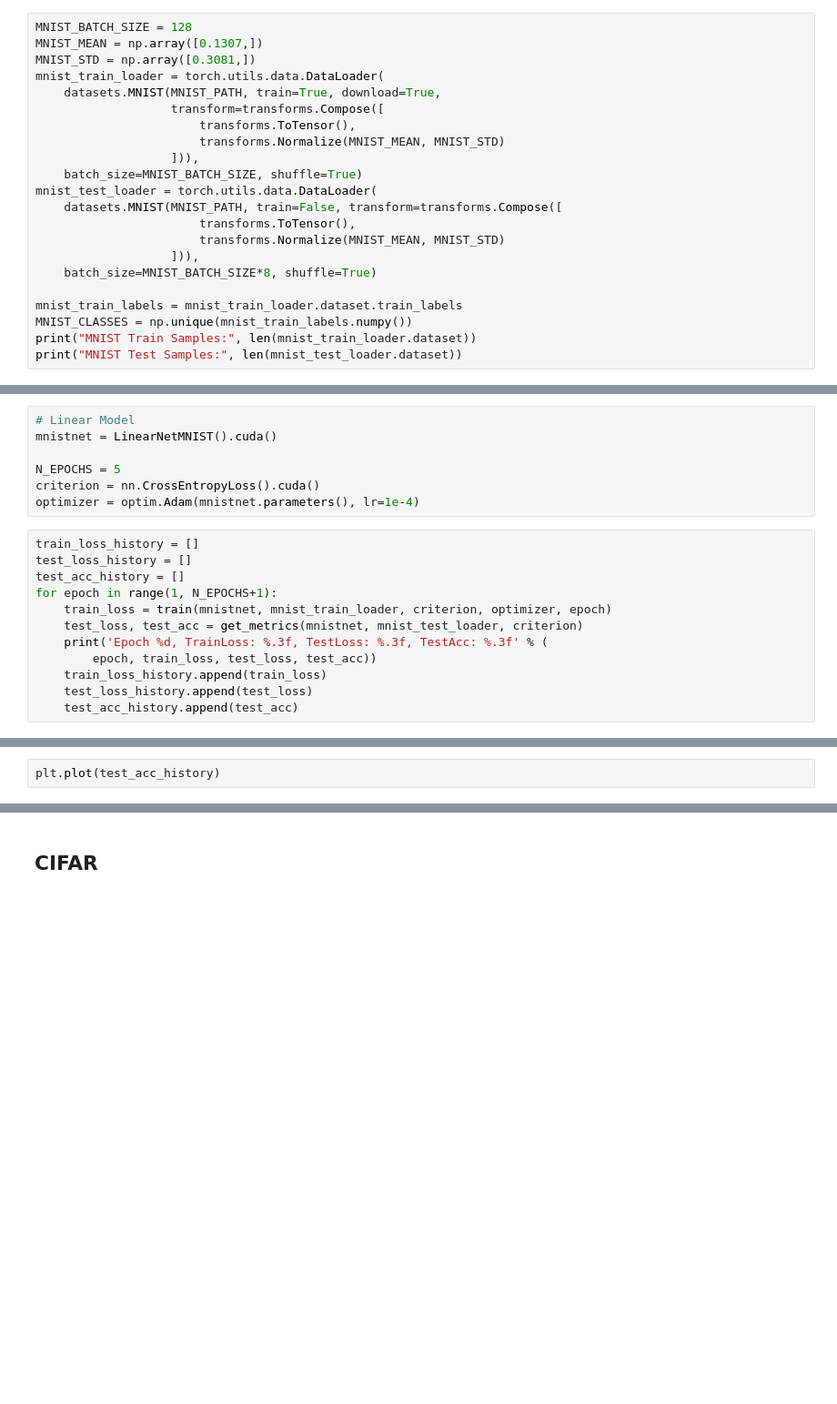
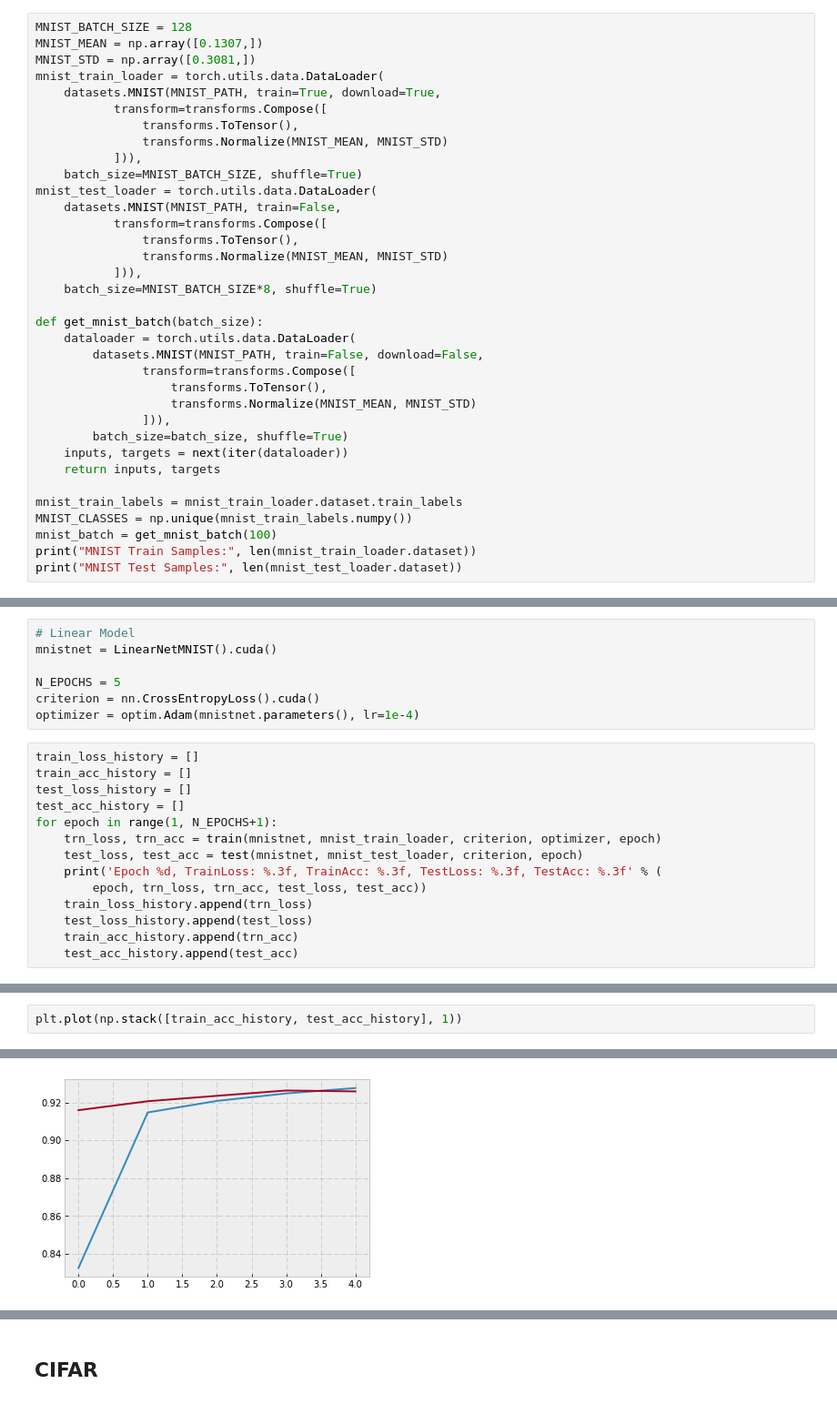
Before and after one commit to bfortuner/pytorch-cheatsheet, a Jupyter notebook: pytorch-cheatsheet.ipynb, the cells around one changed output, grey strips where cells are left out. Shown: that part at 91% size. Drawn from its saved outputs; the diff is of its cells as text; blank space fills up the shorter version.

```diff
--- a/pytorch-cheatsheet.ipynb
+++ b/pytorch-cheatsheet.ipynb
@@ -103,19 +90,32 @@ MNIST_MEAN = np.array([0.1307,])
 MNIST_STD = np.array([0.3081,])
 mnist_train_loader = torch.utils.data.DataLoader(
     datasets.MNIST(MNIST_PATH, train=True, download=True,
-                   transform=transforms.Compose([
-                       transforms.ToTensor(),
-                       transforms.Normalize(MNIST_MEAN, MNIST_STD)
-                   ])),
+           transform=transforms.Compose([
+               transforms.ToTensor(),
+               transforms.Normalize(MNIST_MEAN, MNIST_STD)
+           ])),
     batch_size=MNIST_BATCH_SIZE, shuffle=True)
 mnist_test_loader = torch.utils.data.DataLoader(
-    datasets.MNIST(MNIST_PATH, train=False, transform=transforms.Compose([
-                       transforms.ToTensor(),
-                       transforms.Normalize(MNIST_MEAN, MNIST_STD)
-                   ])),
+    datasets.MNIST(MNIST_PATH, train=False,
+           transform=transforms.Compose([
+               transforms.ToTensor(),
+               transforms.Normalize(MNIST_MEAN, MNIST_STD)
+           ])),
     batch_size=MNIST_BATCH_SIZE*8, shuffle=True)
+
+def get_mnist_batch(batch_size):
+    dataloader = torch.utils.data.DataLoader(
+        datasets.MNIST(MNIST_PATH, train=False, download=False,
+               transform=transforms.Compose([
+                   transforms.ToTensor(),
+                   transforms.Normalize(MNIST_MEAN, MNIST_STD)
+               ])),
+        batch_size=batch_size, shuffle=True)
+    inputs, targets = next(iter(dataloader))
+    return inputs, targets
 
 mnist_train_labels = mnist_train_loader.dataset.train_labels
 MNIST_CLASSES = np.unique(mnist_train_labels.numpy())
+mnist_batch = get_mnist_batch(100)
 print("MNIST Train Samples:", len(mnist_train_loader.dataset))
 print("MNIST Test Samples:", len(mnist_test_loader.dataset))
@@ -551,13 +719,15 @@ criterion = nn.CrossEntropyLoss().cuda()
 optimizer = optim.Adam(mnistnet.parameters(), lr=1e-4)
 # %%
 train_loss_history = []
+train_acc_history = []
 test_loss_history = []
 test_acc_history = []
 for epoch in range(1, N_EPOCHS+1):
-    train_loss = train(mnistnet, mnist_train_loader, criterion, optimizer, epoch)
-    test_loss, test_acc = get_metrics(mnistnet, mnist_test_loader, criterion)
-    print('Epoch %d, TrainLoss: %.3f, TestLoss: %.3f, TestAcc: %.3f' % (
-        epoch, train_loss, test_loss, test_acc))
-    train_loss_history.append(train_loss)
+    trn_loss, trn_acc = train(mnistnet, mnist_train_loader, criterion, optimizer, epoch)
+    test_loss, test_acc = test(mnistnet, mnist_test_loader, criterion, epoch)
+    print('Epoch %d, TrainLoss: %.3f, TrainAcc: %.3f, TestLoss: %.3f, TestAcc: %.3f' % (
+        epoch, trn_loss, trn_acc, test_loss, test_acc))
+    train_loss_history.append(trn_loss)
     test_loss_history.append(test_loss)
+    train_acc_history.append(trn_acc)
     test_acc_history.append(test_acc)
@@ -566,2 +746,3 @@ plt.plot(np.stack([train_loss_history, test_loss_history],1))
 # %%
-plt.plot(test_acc_history)
+plt.plot(np.stack([train_acc_history, test_acc_history], 1))
+# %% [output]
@@ -568,2 +751,3 @@ plt.plot(test_acc_history)
+[figure, added]
 # %%
 visualize_preds(mnistnet, mnist_test_loader, MNIST_CLASSES, MNIST_MEAN, MNIST_STD, 6)
```
Also changed, not shown: parts of 73 cells of this notebook.
